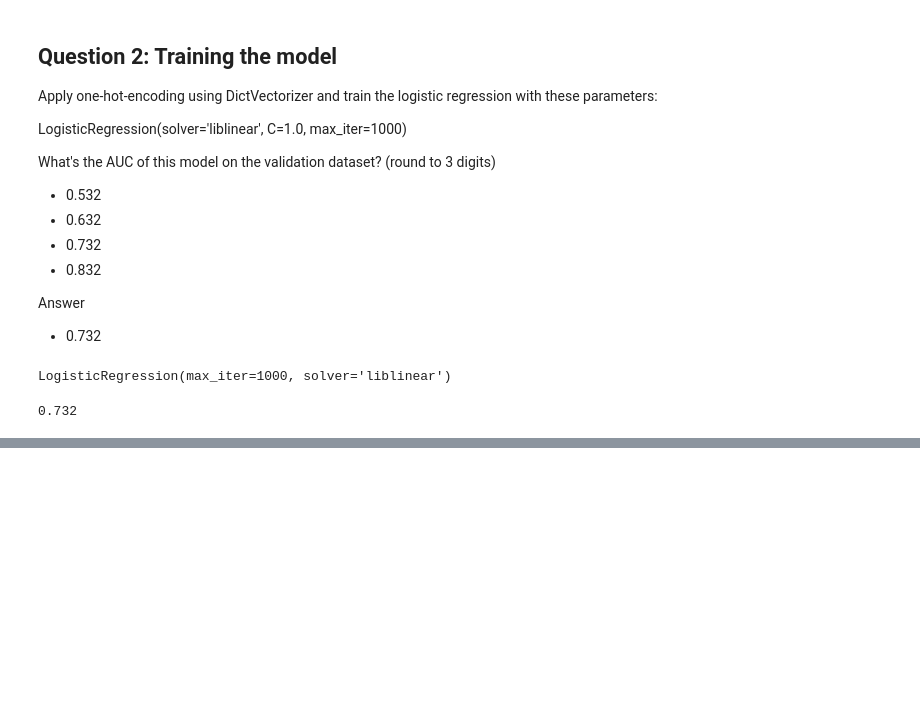
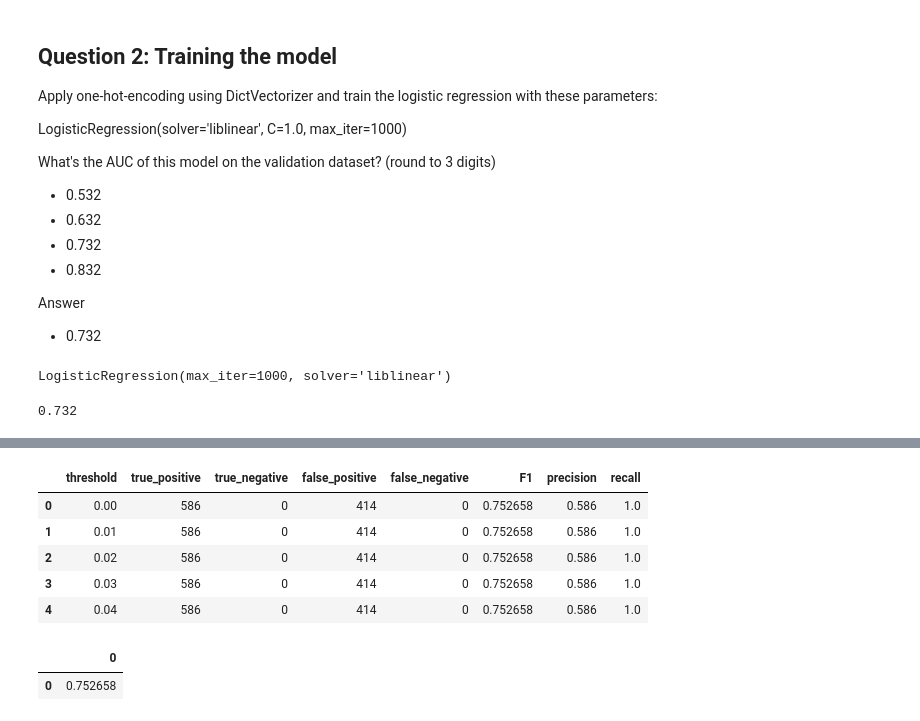
Before and after one commit to Gachaupatrick/ml_zoomcamp, a Jupyter notebook: 2026/homework_wk4.ipynb, the cells around one changed output, grey strips where cells are left out. Saved outputs shown, nothing was run; the diff lists cells and outputs as text; code cells hidden in the pictures; blank space fills up the shorter version.

```diff
--- a/2026/homework_wk4.ipynb
+++ b/2026/homework_wk4.ipynb
@@ -156,0 +303,15 @@ round(auc,3)
+# %%
+df_scores.head()
+# %% [output]
+|  | threshold | true_positive | true_negative | false_positive | false_negative | F1 | precision | recall |
+| 0 | 0.00 | 586 | 0 | 414 | 0 | 0.752658 | 0.586 | 1.0 |
+| 1 | 0.01 | 586 | 0 | 414 | 0 | 0.752658 | 0.586 | 1.0 |
+| 2 | 0.02 | 586 | 0 | 414 | 0 | 0.752658 | 0.586 | 1.0 |
+| 3 | 0.03 | 586 | 0 | 414 | 0 | 0.752658 | 0.586 | 1.0 |
+| 4 | 0.04 | 586 | 0 | 414 | 0 | 0.752658 | 0.586 | 1.0 |
+# %%
+df_t = pd.DataFrame(scores)
+df_t.head()
+# %% [output]
+|  | 0 |
+| 0 | 0.752658 |
```
Also changed, not shown: parts of 30 cells of this notebook.
